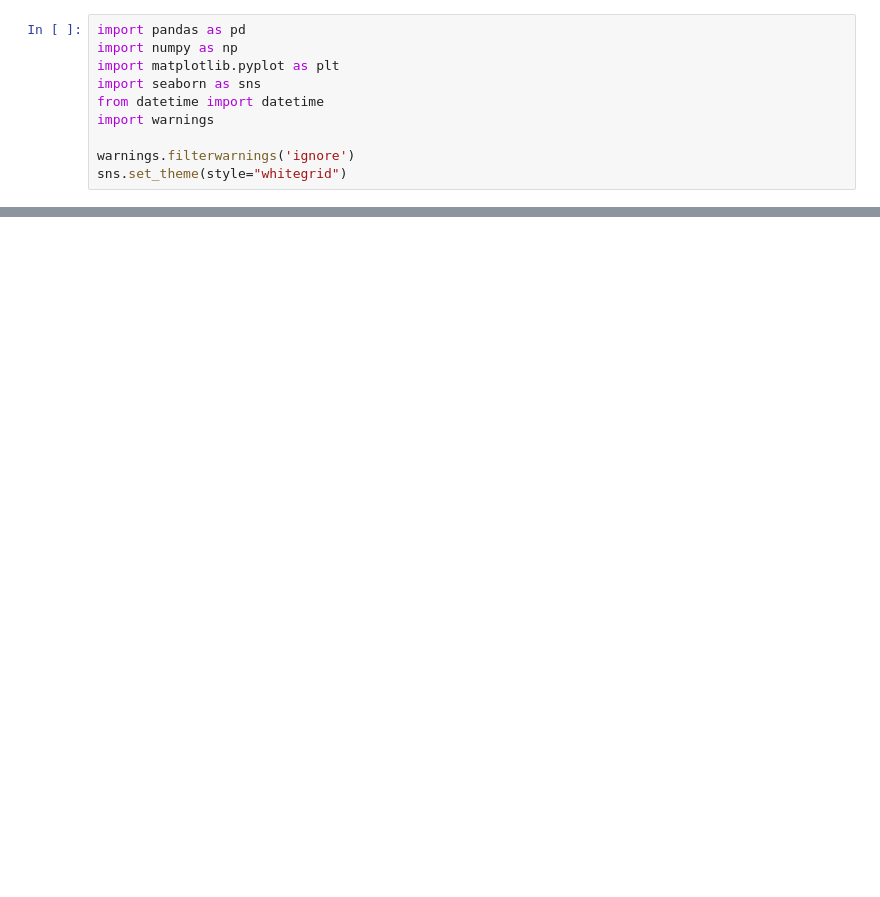
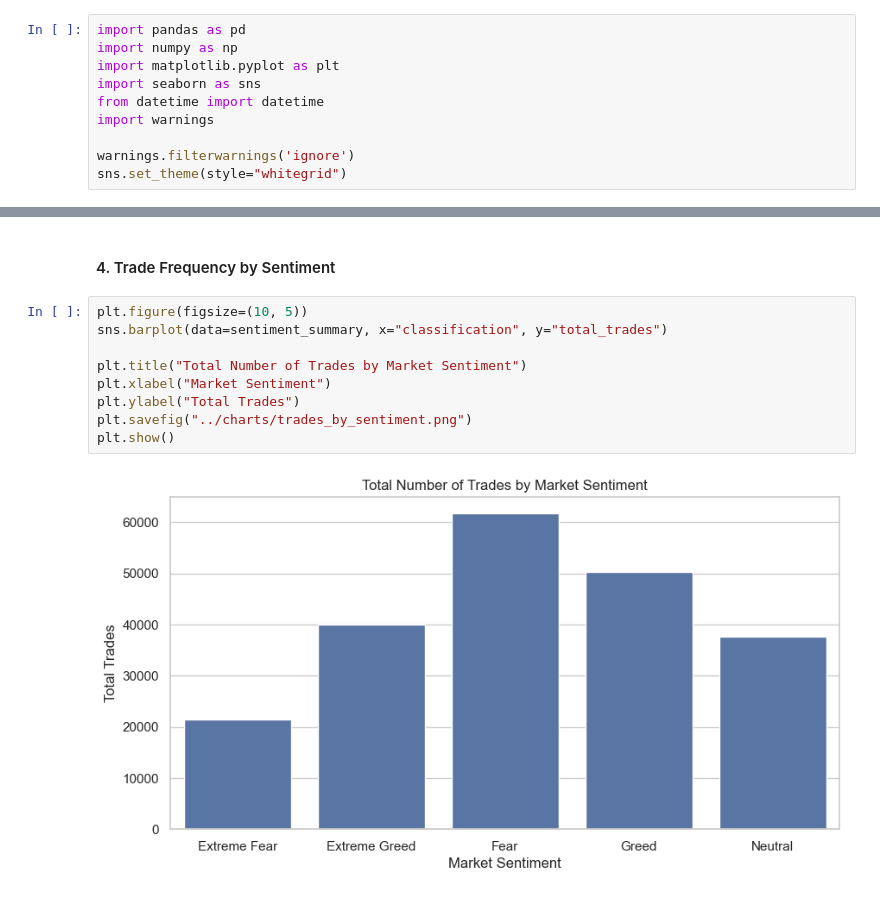
Before and after one commit to vaibhavmangla07/PrimeTrade.ai, a Jupyter notebook: notebook/main.ipynb, the cells around one changed output, grey strips where cells are left out. Cells and saved outputs as stored; diff of their text form; blank space fills up the shorter version.

```diff
--- a/notebook/main.ipynb
+++ b/notebook/main.ipynb
@@ -264,0 +336,13 @@ Based on the analysis, here are 2 strategy recommendations / rules of thumb:
+# %% [markdown]
+#### 4. Trade Frequency by Sentiment
+# %%
+plt.figure(figsize=(10, 5))
+sns.barplot(data=sentiment_summary, x="classification", y="total_trades")
+
+plt.title("Total Number of Trades by Market Sentiment")
+plt.xlabel("Market Sentiment")
+plt.ylabel("Total Trades")
+plt.savefig("../charts/trades_by_sentiment.png")
+plt.show()
+# %% [output]
+[figure, added]
```
Also changed, not shown: parts of 81 cells of this notebook, 15 other files.
